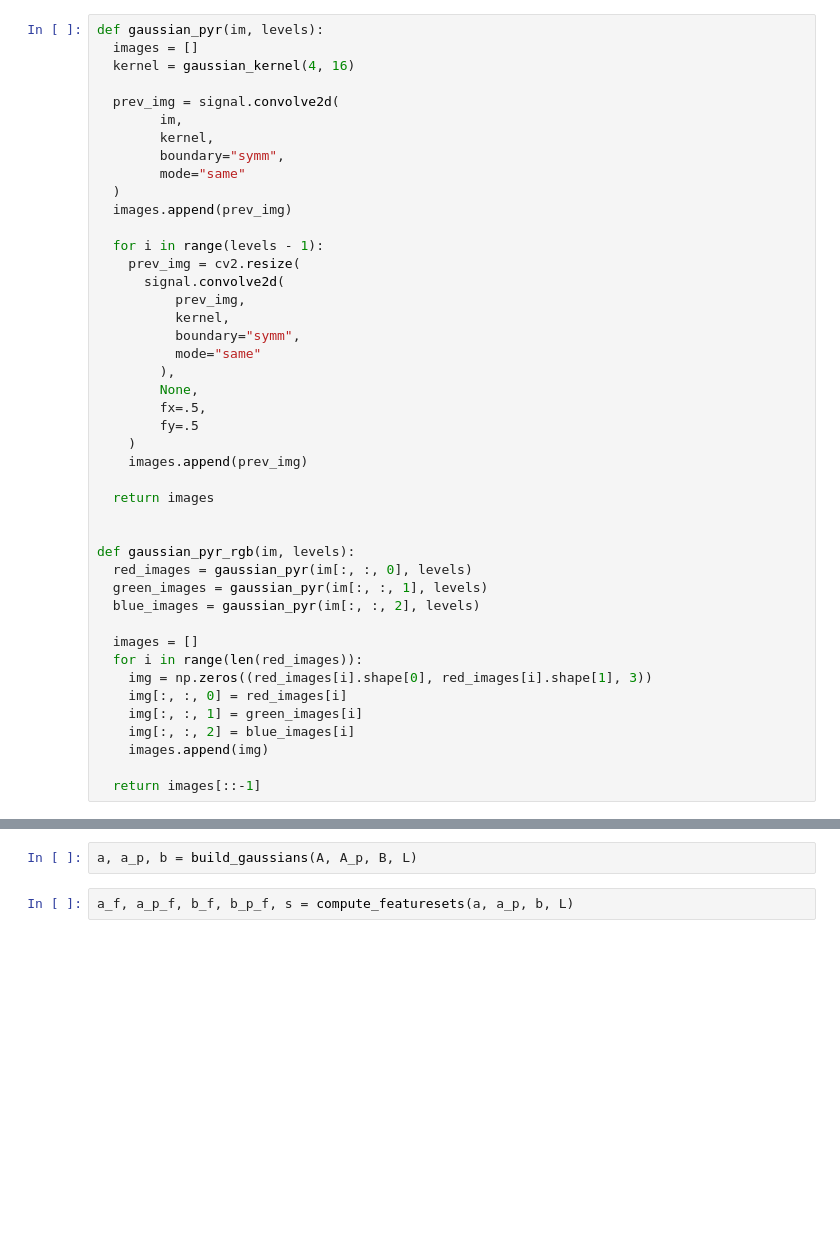
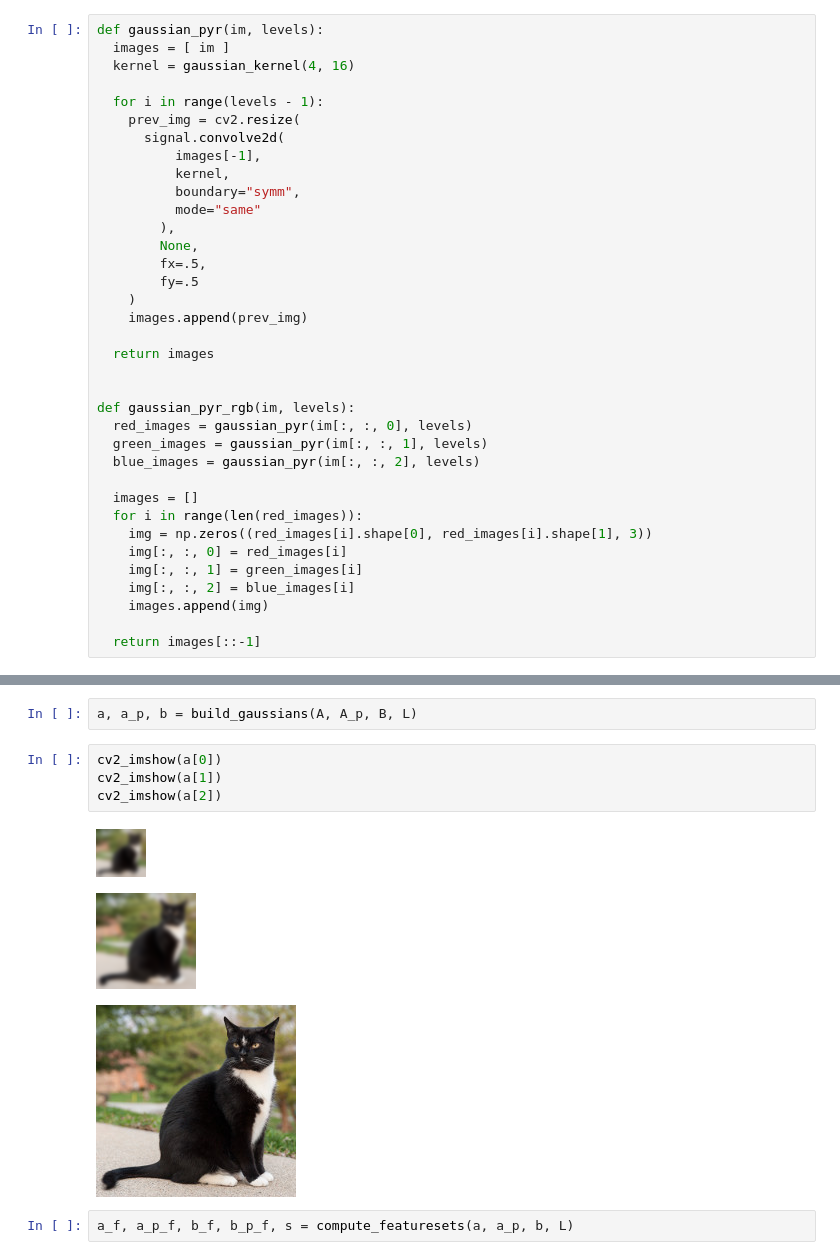
Before and after one commit to gupta1000/image-analogies, a Jupyter notebook: img_analogies.ipynb, the cells around one changed output, grey strips where cells are left out. Cells and saved outputs as stored; diff of their text form; blank space fills up the shorter version.

```diff
--- a/img_analogies.ipynb
+++ b/img_analogies.ipynb
@@ -51,21 +51,13 @@ def gaussian_kernel(sigma, kernel_half_size):
     return gaussian_kernel_2d
 # %%
 def gaussian_pyr(im, levels):
-  images = []
+  images = [ im ]
   kernel = gaussian_kernel(4, 16)
-
-  prev_img = signal.convolve2d(
-        im,
-        kernel,
-        boundary="symm",
-        mode="same"
-  )
-  images.append(prev_img)
 
   for i in range(levels - 1):
     prev_img = cv2.resize(
       signal.convolve2d(
-          prev_img,
+          images[-1],
           kernel,
           boundary="symm",
           mode="same"
@@ -273,6 +311,14 @@ Unit Testing
 L = 3
 # %%
 a, a_p, b = build_gaussians(A, A_p, B, L)
+# %%
+cv2_imshow(a[0])
+cv2_imshow(a[1])
+cv2_imshow(a[2])
+# %% [output]
+[figure, added]
+[figure, added]
+[figure, added]
 # %%
 a_f, a_p_f, b_f, b_p_f, s = compute_featuresets(a, a_p, b, L)
 # %%
```
Also changed, not shown: parts of 20 cells of this notebook.
